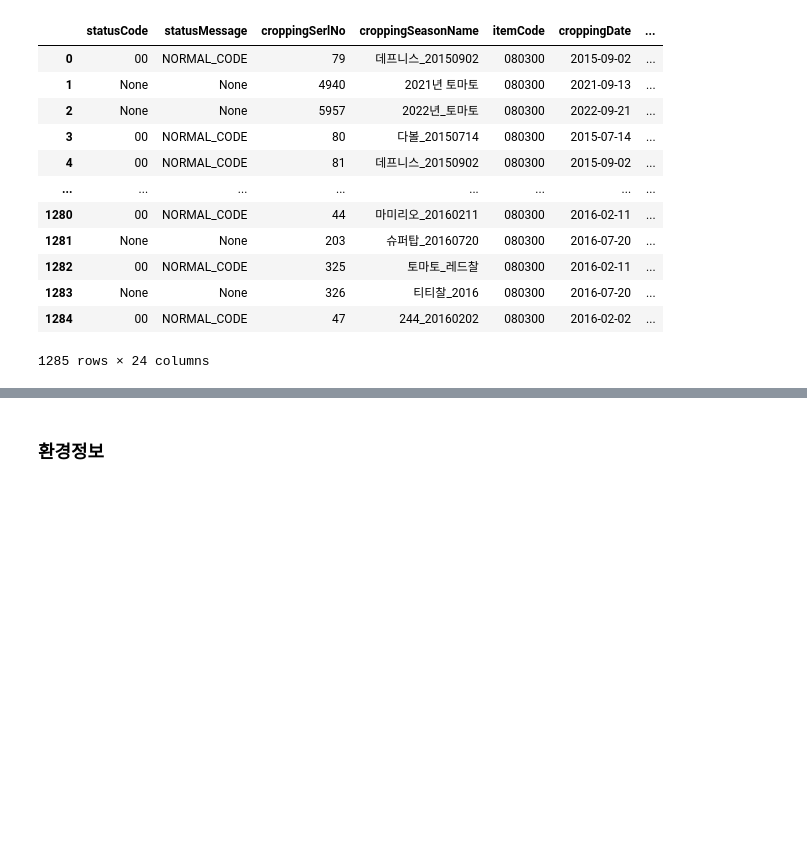
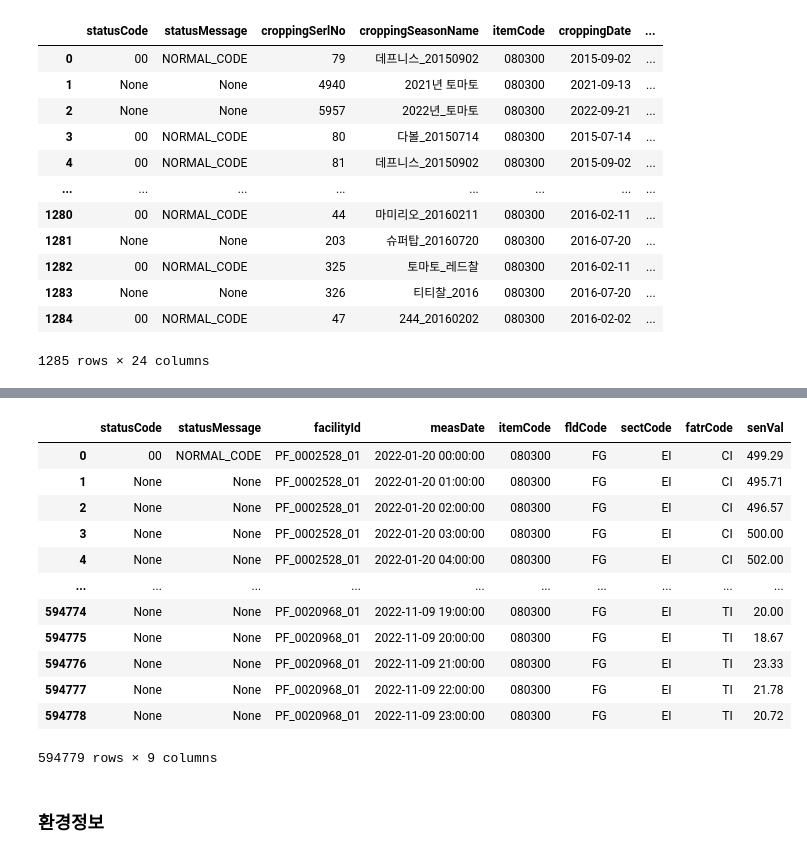
Before and after one commit to solarkim/FarmSol, a Jupyter notebook: smart farm datamart.ipynb, the cells around one changed output, grey strips where cells are left out. Cells and saved outputs as stored; diff of their text form; code cells hidden in the pictures; blank space fills up the shorter version.

```diff
--- a/smart farm datamart.ipynb
+++ b/smart farm datamart.ipynb
@@ -199,0 +294,5 @@ df_cropping.to_excel(excel_writer='df_cropping.xlsx')
+# %%
+#http://www.smartfarmkorea.net/Agree_WS/webservices/ProvideRestService/getEnvDataList/{serviceKey}/{facilityId}/{measDate}/{fldCode}/{sectCode}/{fatrCode}/{itemCode}
+url_crop= 'http://www.smartfarmkorea.net/Agree_WS/webservices/ProvideRestService/getEnvDataList/fc918c3668964be490f67fe52bbef49c/'
+df_env_ei['urlapi'] = url_crop+df_env_ei['facilityId'].map(str)+'/'+df_env_ei['measDate2'].map(str)+'/'+df_env_ei['fldCode'].map(str)+'/'+df_env_ei['sectCode'].map(str)+'/'+df_env_ei['fatrCode'].map(str)+'/'+df_env_ei['itemCode'].map(str)+'/'
+df_env_ei['urlapi']
@@ -200,3 +317,31 @@ df_cropping.to_excel(excel_writer='df_cropping.xlsx')
+# %%
+# url_crop= 'http://www.smartfarmkorea.net/Agree_WS/webservices/ProvideRestService/getStrbCultivateDataList/fc918c3668964be490f67fe52bbef49c/'
+urldata=list(df_env_ei['urlapi'])
+list_df_cropping =[]
+for i in urldata:
+    # print(i)
+    try:
+        df_crop = pd.DataFrame(json.loads(requests.get(i).text))
+        # print(df_crop)
+        list_df_cropping.append(df_crop)
+    except json.decoder.JSONDecodeError:
+        print('The string does NOT contain valid JSON')
+df_env_f = pd.concat(list_df_cropping,ignore_index=True)
+df_env_f
+# %% [output]
+|  | statusCode | statusMessage | facilityId | measDate | itemCode | fldCode | sectCode | fatrCode | senVal |
+| 0 | 00 | NORMAL_CODE | PF_0002528_01 | 2022-01-20 00:00:00 | 080300 | FG | EI | CI | 499.29 |
+| 1 | None | None | PF_0002528_01 | 2022-01-20 01:00:00 | 080300 | FG | EI | CI | 495.71 |
+| 2 | None | None | PF_0002528_01 | 2022-01-20 02:00:00 | 080300 | FG | EI | CI | 496.57 |
+| 3 | None | None | PF_0002528_01 | 2022-01-20 03:00:00 | 080300 | FG | EI | CI | 500.00 |
+| 4 | None | None | PF_0002528_01 | 2022-01-20 04:00:00 | 080300 | FG | EI | CI | 502.00 |
+| ... | ... | ... | ... | ... | ... | ... | ... | ... | ... |
+| 594774 | None | None | PF_0020968_01 | 2022-11-09 19:00:00 | 080300 | FG | EI | TI | 20.00 |
+| 594775 | None | None | PF_0020968_01 | 2022-11-09 20:00:00 | 080300 | FG | EI | TI | 18.67 |
+| 594776 | None | None | PF_0020968_01 | 2022-11-09 21:00:00 | 080300 | FG | EI | TI | 23.33 |
+| 594777 | None | None | PF_0020968_01 | 2022-11-09 22:00:00 | 080300 | FG | EI | TI | 21.78 |
+| 594778 | None | None | PF_0020968_01 | 2022-11-09 23:00:00 | 080300 | FG | EI | TI | 20.72 |
+594779 rows × 9 columns
 # %% [markdown]
 ### 환경정보
 # %%
```
Also changed, not shown: parts of 18 cells of this notebook, 1 other file.
